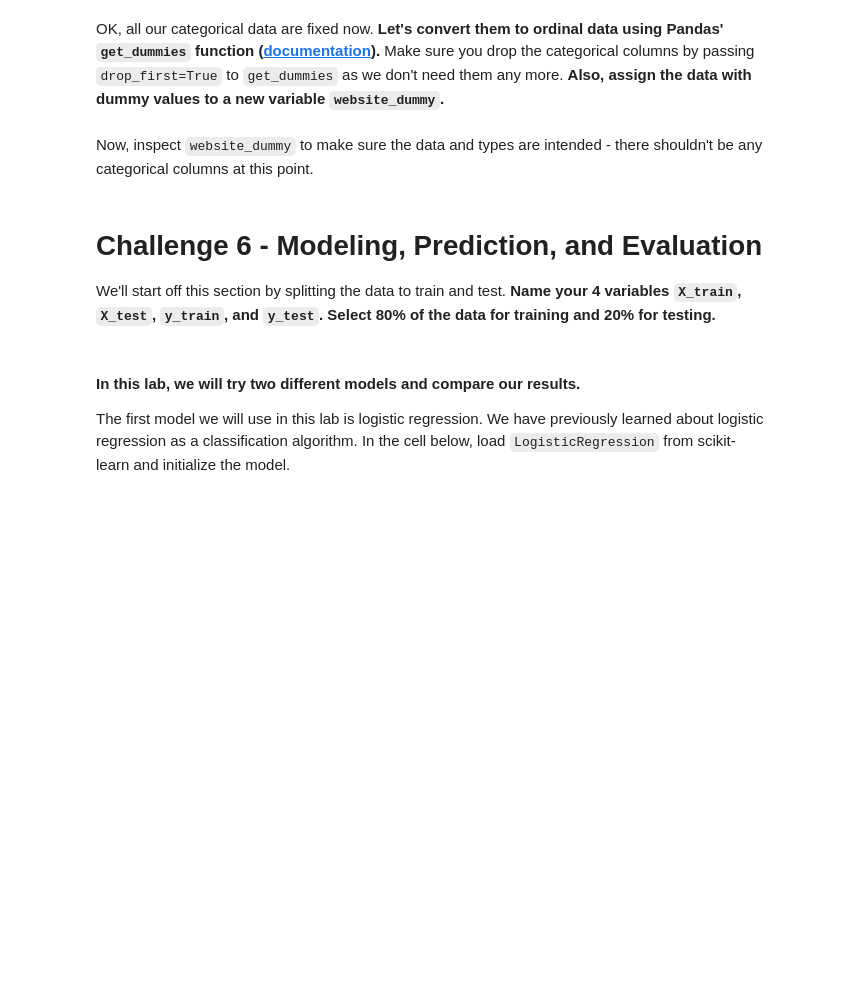
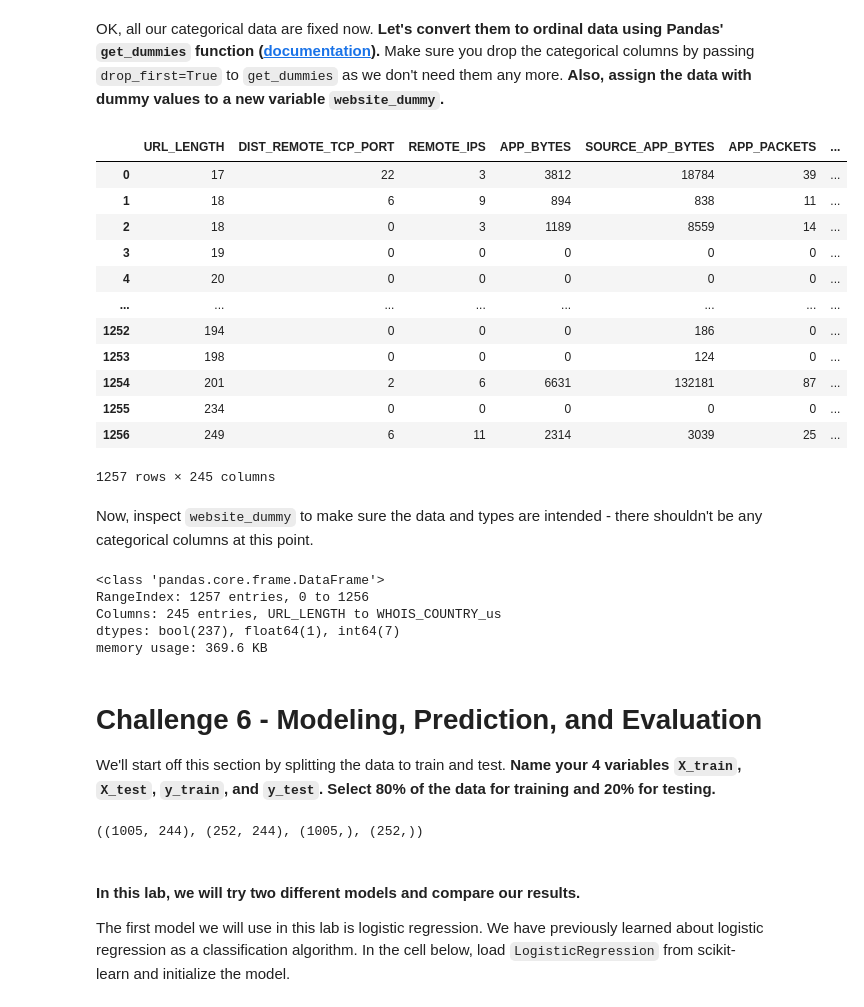
Before and after one commit to Ironhack-Data-Madrid-Abril-2023/7.1-lab_supervised_learning, a Jupyter notebook: your-code/main.ipynb, the cells around one changed output. Saved outputs shown, nothing was run; the diff lists cells and outputs as text; code cells hidden in the pictures; blank space fills up the shorter version.

```diff
--- a/your-code/main.ipynb
+++ b/your-code/main.ipynb
@@ -458,6 +469,7 @@ In addition, we will also drop `WHOIS_REGDATE` and `WHOIS_UPDATED_DATE`. These a
 #### In the next cell, drop `['WHOIS_STATEPRO', 'WHOIS_REGDATE', 'WHOIS_UPDATED_DATE']`.
 # %%
 # Your code here
+websites = websites.drop(['WHOIS_STATEPRO', 'WHOIS_REGDATE', 'WHOIS_UPDATED_DATE'], axis=1)
 # %% [markdown]
 # Challenge 5 - Handle Remaining Categorical Data & Convert to Ordinal
 
@@ -468,6 +501,7 @@ Now print the `dtypes` of the data again. Besides `WHOIS_COUNTRY` which we alrea
 #### `URL` is easy. We'll simply drop it because it has too many unique values that there's no way for us to consolidate.
 # %%
 # Your code here
+websites = websites.drop('URL', axis=1)
 # %% [markdown]
 #### Print the unique value counts of `CHARSET`. You see there are only a few unique values. So we can keep it as it is.
 # %%
@@ -494,10 +566,34 @@ At the end, your `SERVER` column should only contain 4 unique values: `Microsoft
 OK, all our categorical data are fixed now. **Let's convert them to ordinal data using Pandas' `get_dummies` function ([documentation](https://pandas.pydata.org/pandas-docs/stable/generated/pandas.get_dummies.html)).** Make sure you drop the categorical columns by passing `drop_first=True` to `get_dummies` as we don't need them any more. **Also, assign the data with dummy values to a new variable `website_dummy`.**
 # %%
 # Your code here
+website_dummy = pd.get_dummies(websites, drop_first=True)
+
+website_dummy
+# %% [output]
+|  | URL_LENGTH | DIST_REMOTE_TCP_PORT | REMOTE_IPS | APP_BYTES | SOURCE_APP_BYTES | APP_PACKETS | ... |
+| 0 | 17 | 22 | 3 | 3812 | 18784 | 39 | ... |
+| 1 | 18 | 6 | 9 | 894 | 838 | 11 | ... |
+| 2 | 18 | 0 | 3 | 1189 | 8559 | 14 | ... |
+| 3 | 19 | 0 | 0 | 0 | 0 | 0 | ... |
+| 4 | 20 | 0 | 0 | 0 | 0 | 0 | ... |
+| ... | ... | ... | ... | ... | ... | ... | ... |
+| 1252 | 194 | 0 | 0 | 0 | 186 | 0 | ... |
+| 1253 | 198 | 0 | 0 | 0 | 124 | 0 | ... |
+| 1254 | 201 | 2 | 6 | 6631 | 132181 | 87 | ... |
+| 1255 | 234 | 0 | 0 | 0 | 0 | 0 | ... |
+| 1256 | 249 | 6 | 11 | 2314 | 3039 | 25 | ... |
+1257 rows × 245 columns
 # %% [markdown]
 Now, inspect `website_dummy` to make sure the data and types are intended - there shouldn't be any categorical columns at this point.
 # %%
 # Your code here
+website_dummy.info()
+# %% [output]
+<class 'pandas.core.frame.DataFrame'>
+RangeIndex: 1257 entries, 0 to 1256
+Columns: 245 entries, URL_LENGTH to WHOIS_COUNTRY_us
+dtypes: bool(237), float64(1), int64(7)
+memory usage: 369.6 KB
 # %% [markdown]
 # Challenge 6 - Modeling, Prediction, and Evaluation
 
@@ -509,3 +601,16 @@ from sklearn.model_selection import train_test_split
+# %%
+from sklearn.model_selection import train_test_split as tts
+
+# Your code here:
+X = website_dummy.drop('Type', axis=1)
+y = website_dummy.Type
+
+
+X_train, X_test, y_train, y_test = tts(X,y, random_state = 42, test_size = 0.2, stratify = y)
+
+X_train.shape, X_test.shape, y_train.shape, y_test.shape
+# %% [output]
+((1005, 244), (252, 244), (1005,), (252,))
 # %% [markdown]
 #### In this lab, we will try two different models and compare our results.
 
```
Also changed, not shown: parts of 22 cells of this notebook.
